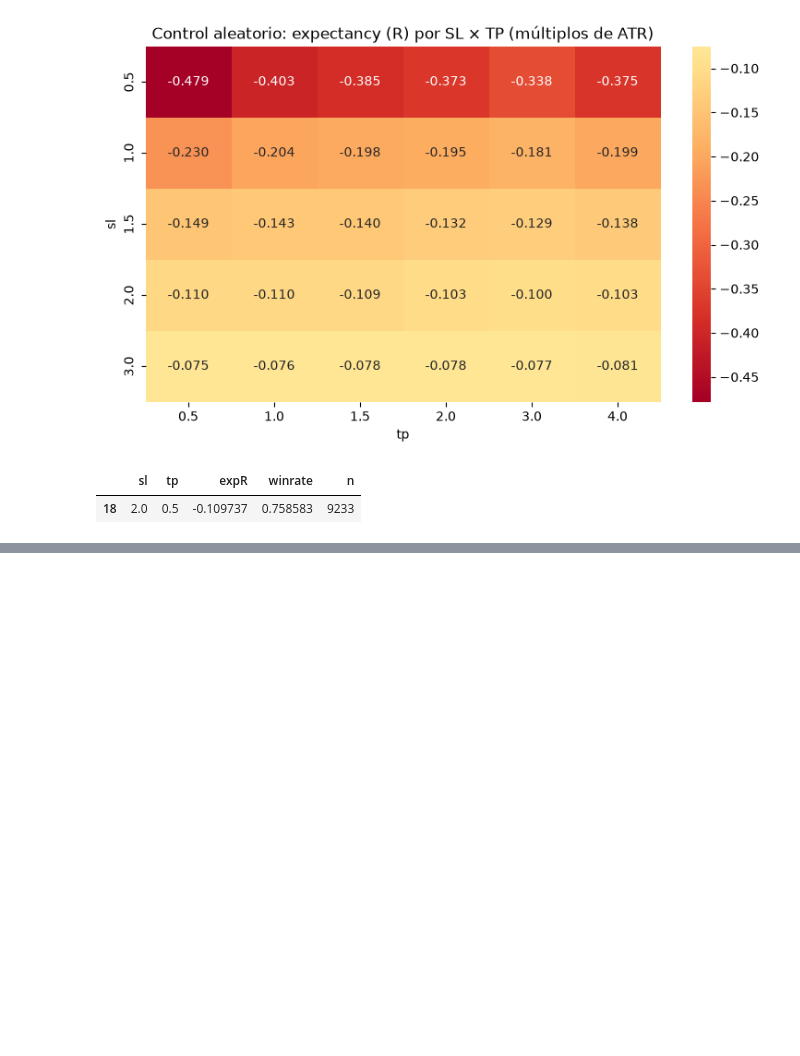
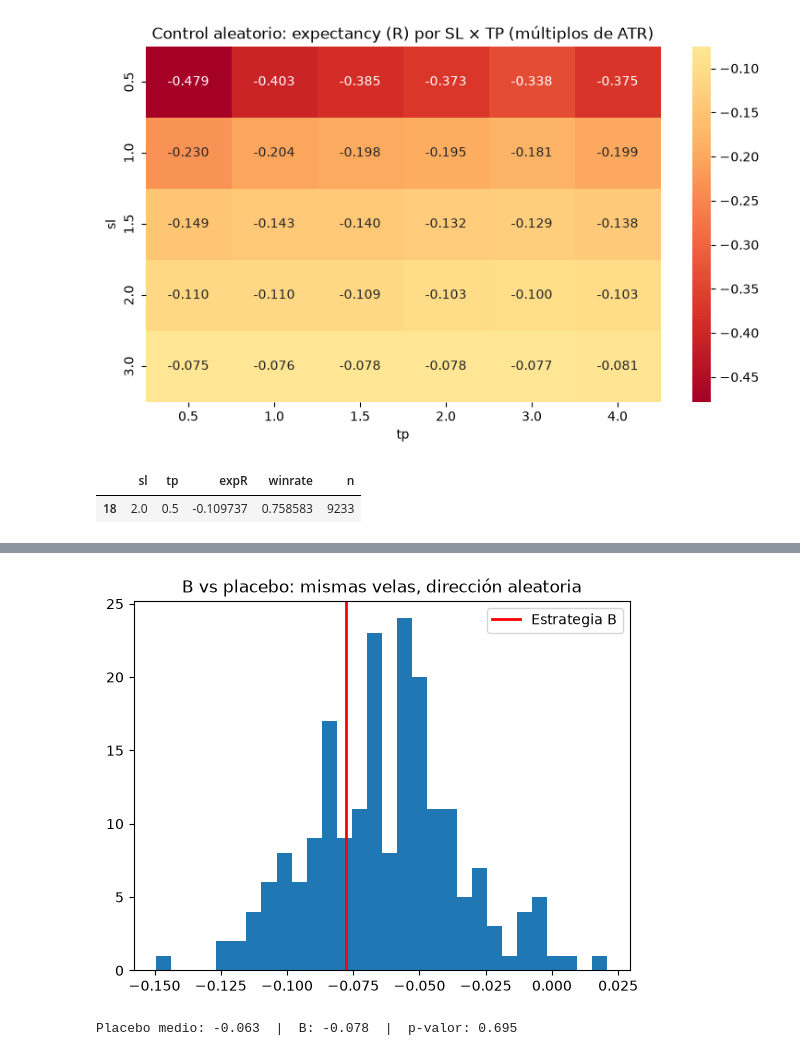
Before and after one commit to K4iserDev/Quant, a Jupyter notebook: notebooks/03_estrategy.ipynb, the cells around one changed output, grey strips where cells are left out. Cells and saved outputs as stored; diff of their text form; code cells hidden in the pictures; blank space fills up the shorter version.

```diff
--- a/notebooks/03_estrategy.ipynb
+++ b/notebooks/03_estrategy.ipynb
@@ -109,3 +110,6 @@ grid_ctrl.query("sl == 2.0 and tp == 0.5")
 # %% [output]
 |  | sl | tp | expR | winrate | n |
 | 18 | 2.0 | 0.5 | -0.109737 | 0.758583 | 9233 |
+# %%
+señ_B = señales_ruptura_ny(df)
+print(f"Semañales totles: {(señ_B != 0).sum()}\nCompras: {(señ_B == 1).sum()}\nVetnas: {(señ_B == -1).sum()}")
@@ -111,0 +120,17 @@ grid_ctrl.query("sl == 2.0 and tp == 0.5")
+# %%
+trades_B = backtest(df, señ_B, sl_mult=1.5, tp_mult=2.0, max_velas=24, coste=0.25)
+
+# Resumen global
+r = trades_B["R"]
+t_stat = r.mean() / r.std() * np.sqrt(len(r))          # ¿es distinguible de 0?
+print(f"Trades: {len(r)}  |  expR: {r.mean():.3f}  |  t-stat: {t_stat:.2f}")
+print(f"Control (misma SL/TP): {control['R'].mean():.3f}")
+
+# Año a año, frente al control
+años_B = df.index[trades_B["entrada_idx"]].year
+años_C = df.index[control["entrada_idx"]].year
+comp = pd.DataFrame({"B_expR": trades_B.groupby(años_B)["R"].mean(),
+                     "B_n": trades_B.groupby(años_B)["R"].count(),
+                     "control_expR": control.groupby(años_C)["R"].mean()})
+comp["ventaja"] = comp["B_expR"] - comp["control_expR"]
+comp.round(3)
@@ -111,0 +149,20 @@ grid_ctrl.query("sl == 2.0 and tp == 0.5")
+# %%
+mask_B = señ_B != 0
+resultados = []
+for seed in range(200):
+    rng = np.random.default_rng(seed)
+    señ_rand = señ_B.copy()
+    señ_rand[mask_B] = rng.choice([1, -1], size=mask_B.sum())     # mismas velas, dirección al azar
+    t = backtest(df, señ_rand, sl_mult=1.5, tp_mult=2.0, max_velas=24, coste=0.25)
+    resultados.append(t["R"].mean())
+
+placebo = np.array(resultados)
+p_valor = (placebo >= trades_B["R"].mean()).mean()                  # % de placebos que igualan o superan a B
+
+plt.hist(placebo, bins=30)
+plt.axvline(trades_B["R"].mean(), color="red", lw=2, label="Estrategia B")
+plt.legend(); plt.title("B vs placebo: mismas velas, dirección aleatoria"); plt.show()
+print(f"Placebo medio: {placebo.mean():.3f}  |  B: {trades_B['R'].mean():.3f}  |  p-valor: {p_valor:.3f}")
+# %% [output]
+[figure, added]
+Placebo medio: -0.063  |  B: -0.078  |  p-valor: 0.695
```
Also changed, not shown: parts of 4 cells of this notebook, 2 other files.
